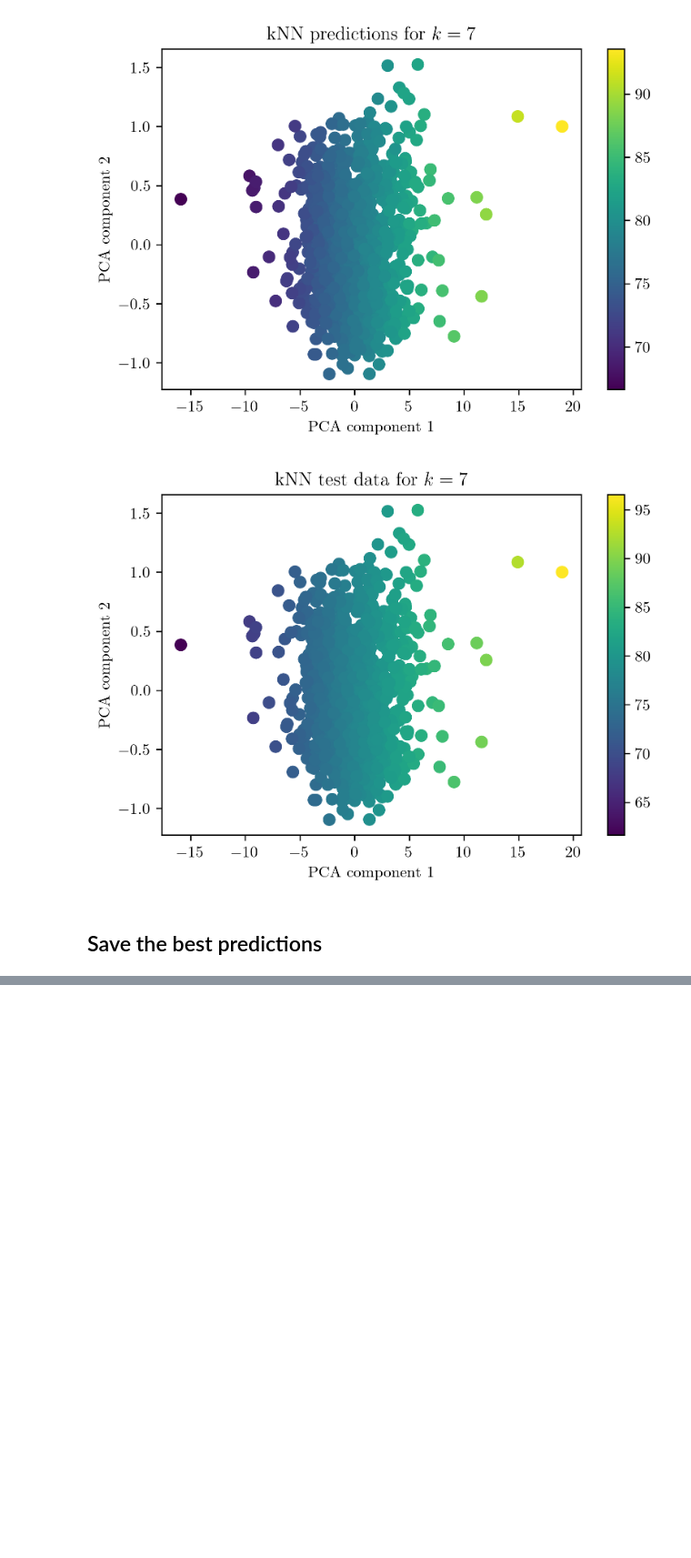
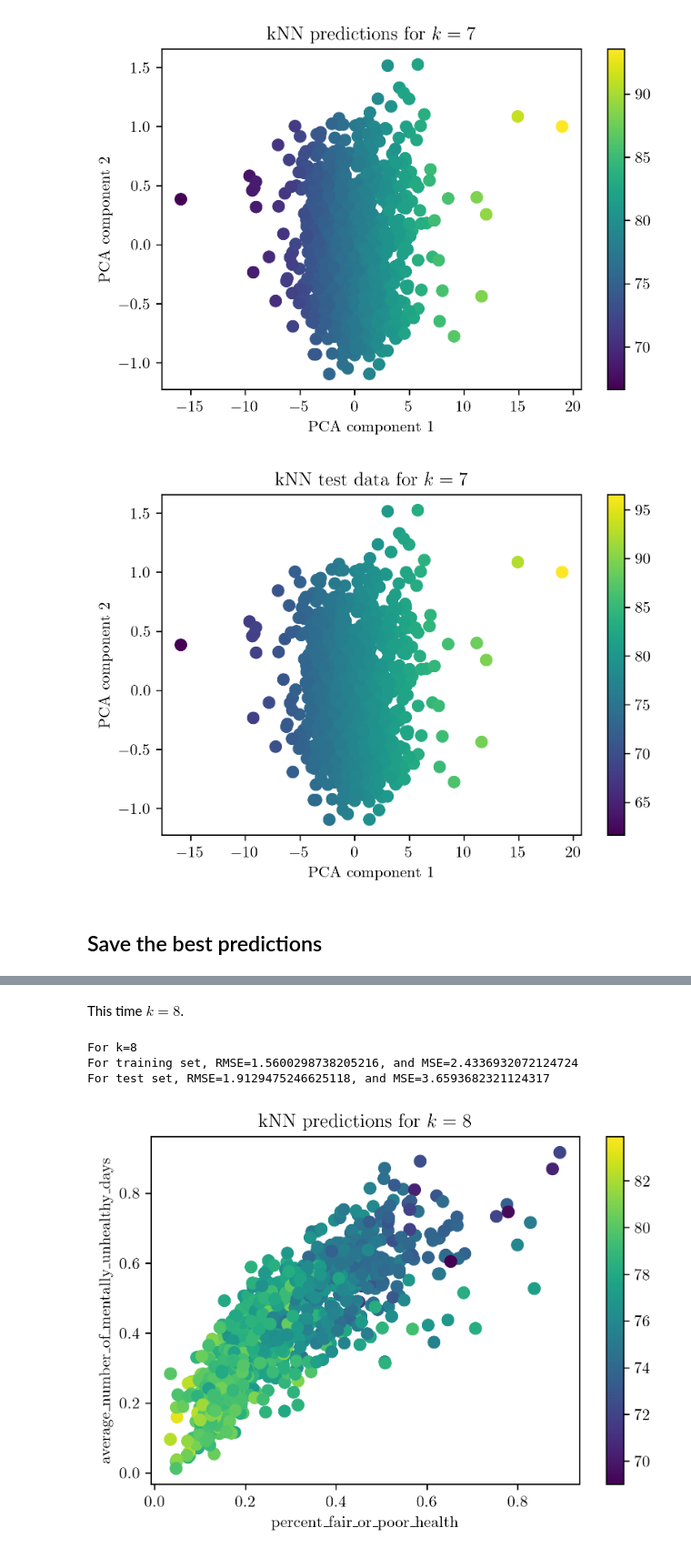
Before and after one commit to ineslierez-ur/DSCC265-465_Project, a Jupyter notebook: Prediction_Part1_kNN_same.ipynb, the cells around one changed output, grey strips where cells are left out. Shown at 91% size. Cells and saved outputs as stored; diff of their text form; code cells hidden in the pictures; blank space fills up the shorter version.

```diff
--- a/Prediction_Part1_kNN_same.ipynb
+++ b/Prediction_Part1_kNN_same.ipynb
@@ -341,0 +542,13 @@ y_pred.to_csv('y_pred_same_withpcs_kNN.csv')
+# %%
+for k in k_values:
+    print(r'For k='+str(k))
+    knn_model = KNeighborsRegressor(n_neighbors=k)
+    knn_model.fit(X_train, y_train)
+    y_train_pred = knn_model.predict(X_train)
+    mse = mean_squared_error(y_train, y_train_pred)
+    rmse=np.sqrt(mse)
+    print(r'For training set, RMSE='+str(rmse)+", and MSE="+str(mse))
+    y_pred = knn_model.predict(X_test)
+    mse = mean_squared_error(y_test, y_pred)
+    rmse=np.sqrt(mse)
+    print(r'For test set, RMSE='+str(rmse)+", and MSE="+str(mse))
@@ -341,0 +573,40 @@ y_pred.to_csv('y_pred_same_withpcs_kNN.csv')
+# %% [markdown]
+This time $k=8$.
+# %%
+k=8
+# %%
+print(r'For k='+str(k))
+knn_model = KNeighborsRegressor(n_neighbors=k)
+knn_model.fit(X_train, y_train)
+y_train_pred = knn_model.predict(X_train)
+mse = mean_squared_error(y_train, y_train_pred)
+rmse=np.sqrt(mse)
+print(r'For training set, RMSE='+str(rmse)+", and MSE="+str(mse))
+y_pred = knn_model.predict(X_test)
+mse = mean_squared_error(y_test, y_pred)
+rmse=np.sqrt(mse)
+print(r'For test set, RMSE='+str(rmse)+", and MSE="+str(mse))
+# %% [output]
+For k=8
+For training set, RMSE=1.5600298738205216, and MSE=2.4336932072124724
+For test set, RMSE=1.9129475246625118, and MSE=3.6593682321124317
+# %%
+# Plot the fit
+plt.figure()
+%matplotlib inline
+import matplotlib.pyplot as plt
+dpi=300   #to make the plot bigger
+mpl.rcParams['figure.dpi']= dpi
+plt.rc('text', usetex=True)
+plt.rc('font', family='serif')
+
+cmap=sns.color_palette("viridis", as_cmap=True)
+f, ax = plt.subplots()
+points = ax.scatter(X_test["percent_fair_or_poor_health"], X_test["average_number_of_mentally_unhealthy_days"], c=y_pred, s=50, cmap=cmap)
+f.colorbar(points)
+plt.title(r'kNN predictions for $k=8$',fontsize=12)
+plt.ylabel(r'average_number_of_mentally_unhealthy_days',fontsize=10)
+plt.xlabel(r'percent_fair_or_poor_health',fontsize=10)
+plt.show()
+# %% [output]
+[figure, added]
```
Also changed, not shown: parts of 29 cells of this notebook.
